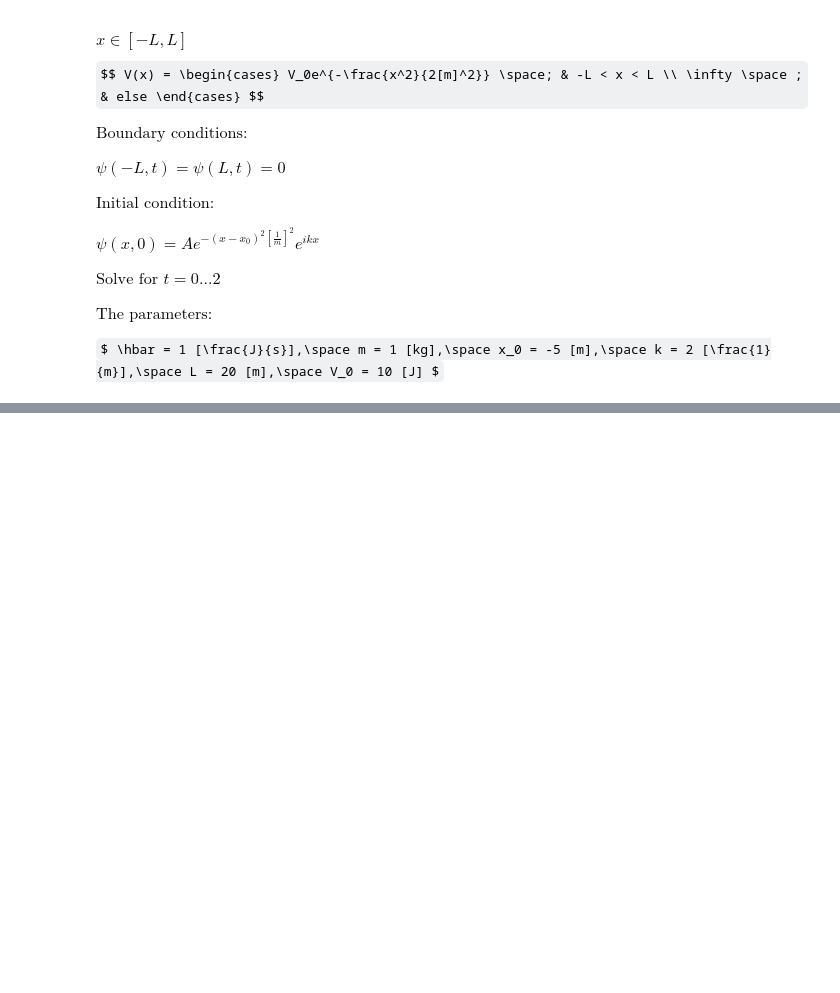
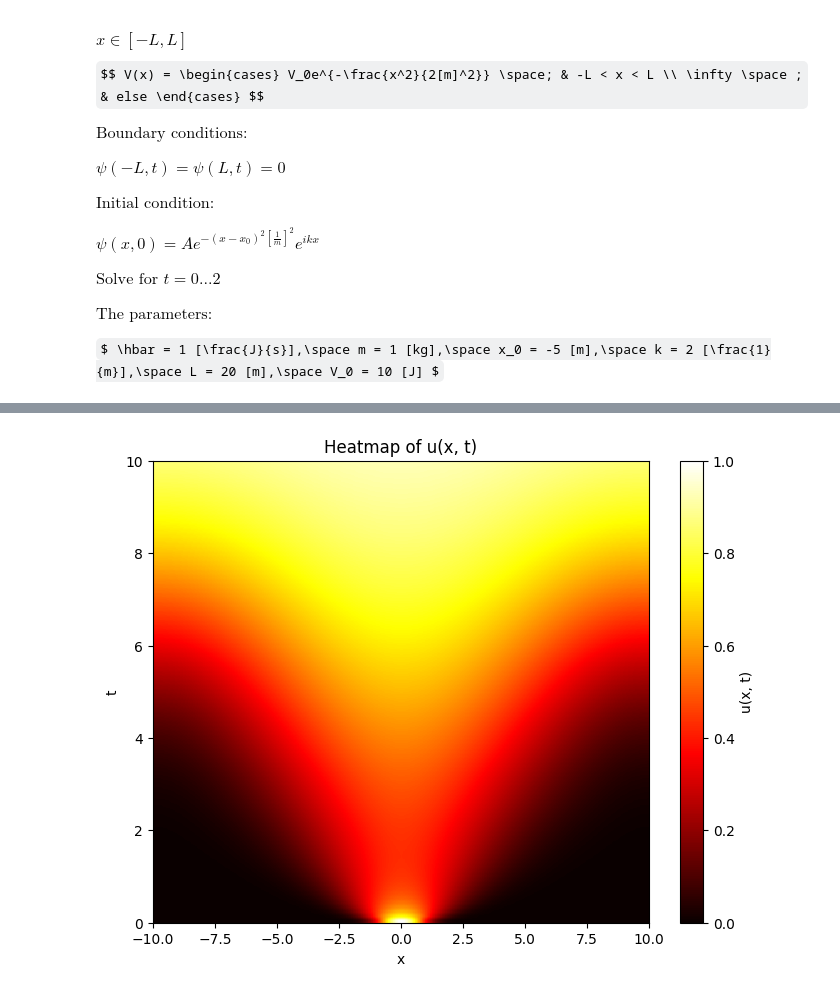
Before and after one commit to GalD101/Numerical-Analysis, a Jupyter notebook: Assignment 9/assignment9.ipynb, the cells around one changed output, grey strips where cells are left out. Drawn from its saved outputs; the diff is of its cells as text; code cells hidden in the pictures; some formulas as TeX source; blank space fills up the shorter version.

```diff
--- a/Assignment 9/assignment9.ipynb
+++ b/Assignment 9/assignment9.ipynb
@@ -297,0 +315,46 @@ TypeError: Image data of dtype complex128 cannot be converted to float
+# %%
+def KPP_Fisher(y0, T, D, r, dt, dx, boundary_conditions='N'):
+    L = y0.shape[0]
+    M = second_derivative_matrix(L, boundary_conditions)
+    a = D * dt / (dx ** 2)
+    A = np.eye(L) + 0.5 * a * M
+    B = inv(np.eye(L) - 0.5 * a * M)
+    BA = B @ A
+
+    t = np.arange(0, T + 0.5 * dt, dt)
+    y = np.zeros((t.shape[0], L))
+    y[0, :] = y0
+
+    for i in range(len(t) - 1):
+        # Diffusion step using Crank-Nicolson
+        y_star = BA @ y[i, :]
+
+        # Logistic growth step using explicit Euler
+        y[i + 1, :] = y_star + dt * r * y_star * (1 - y_star)
+
+    return t, y
+
+# Parameters
+xlim = [-10, 10]
+T = 10
+D = 2
+r = 0.5
+dx = 0.1
+dt = 0.1
+
+x = np.arange(xlim[0], xlim[1] + dx, dx)
+
+y0 = np.exp(-x**2)
+
+t, y = KPP_Fisher(y0, T, D, r, dt, dx, boundary_conditions='N')
+
+
+plt.figure(figsize=(8, 6))
+plt.imshow(y, extent=[xlim[0], xlim[1], 0, T], aspect='auto', origin='lower', cmap='hot')
+plt.colorbar(label='u(x, t)')
+plt.xlabel('x')
+plt.ylabel('t')
+plt.title('Heatmap of u(x, t)')
+plt.show()
+# %% [output]
+[figure, added]
```
Also changed, not shown: parts of 5 cells of this notebook.
